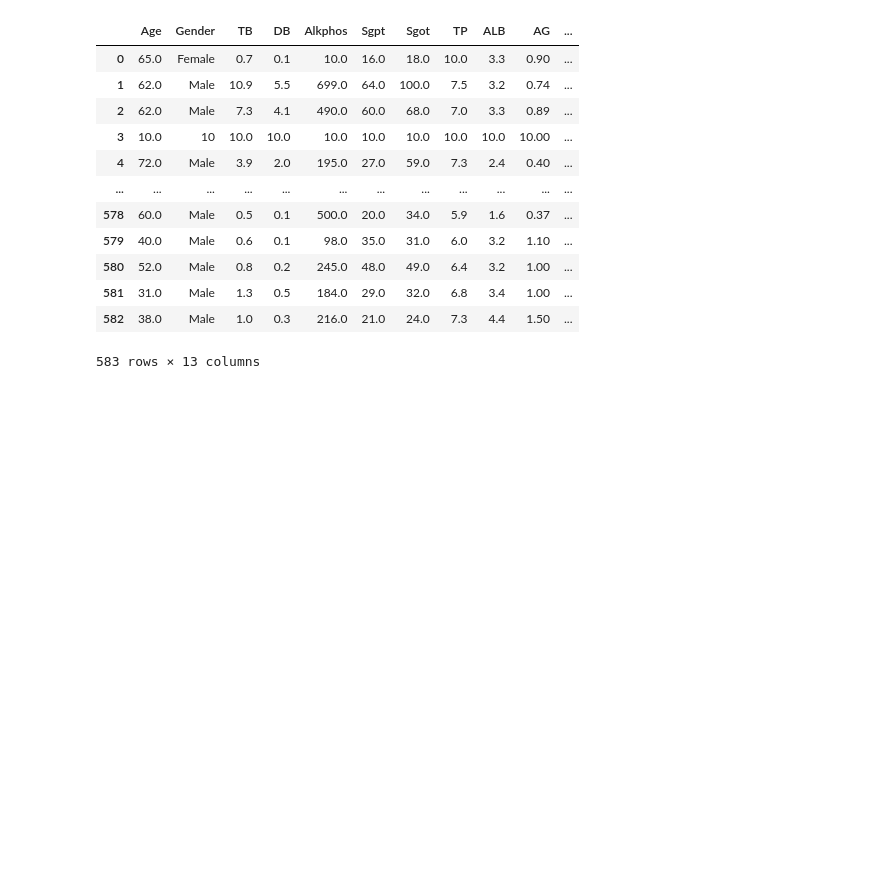
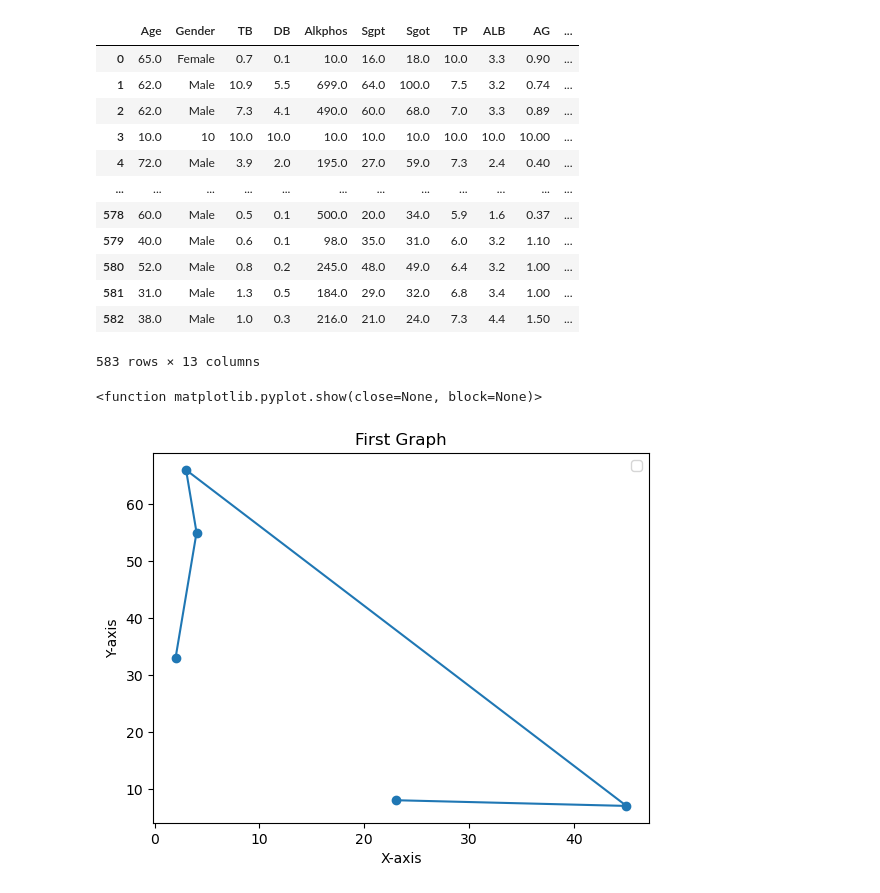
Before and after one commit to Anandasane/Data_Science_2026, a Jupyter notebook: Python libraries.ipynb, the cells around one changed output. Saved outputs shown, nothing was run; the diff lists cells and outputs as text; code cells hidden in the pictures; blank space fills up the shorter version.

```diff
--- a/Python libraries.ipynb
+++ b/Python libraries.ipynb
@@ -1113,0 +1121,14 @@ df
+# %%
+x=[2,4,3,45,23]
+y=[33,55,66,7,8]
+
+plt.title('First Graph')
+plt.xlabel('X-axis')
+plt.ylabel('Y-axis')
+plt.scatter(x, y)
+plt.plot(x, y)
+plt.legend()
+plt.show
+# %% [output]
+<function matplotlib.pyplot.show(close=None, block=None)>
+[figure, added]
```
Also changed, not shown: parts of 14 cells of this notebook, 2 other files.
